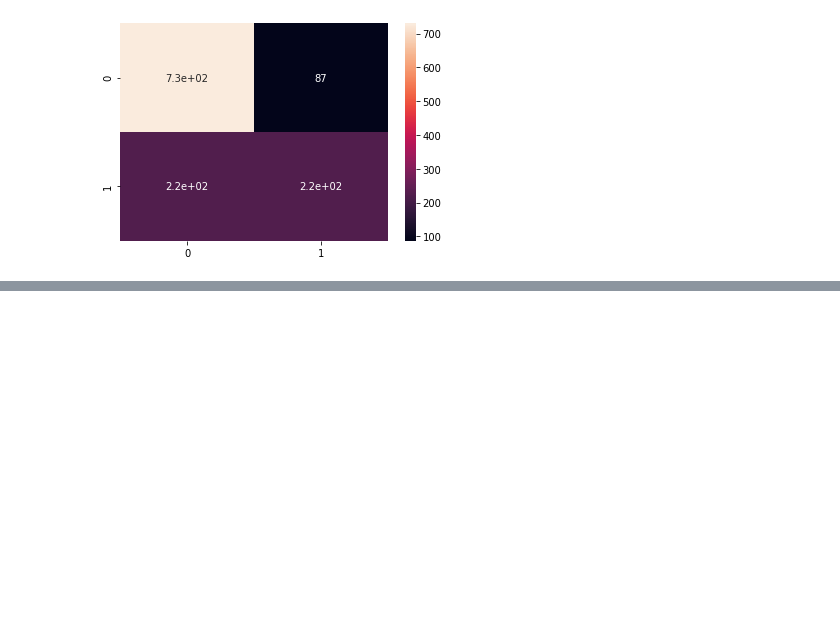
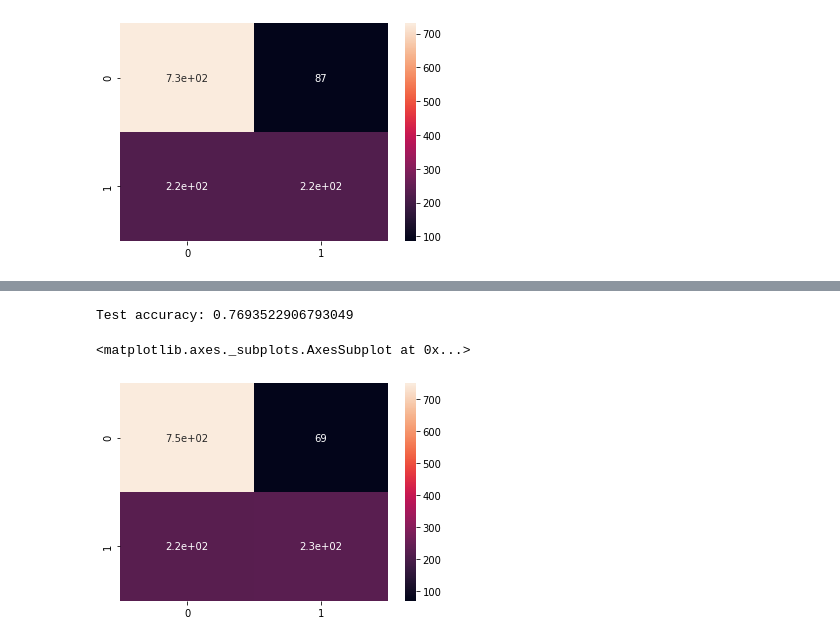
Before and after one commit to sshetkar3858/EE461P_Final_Project_Fake_News_Classifier, a Jupyter notebook: liar/catboost_exploration.ipynb, the cells around one changed output, grey strips where cells are left out. Saved outputs shown, nothing was run; the diff lists cells and outputs as text; code cells hidden in the pictures; blank space fills up the shorter version.

```diff
--- a/liar/catboost_exploration.ipynb
+++ b/liar/catboost_exploration.ipynb
@@ -1725,3 +1879,13 @@ Test accuracy: 0.7543443917851501
+# %%
+final_preds = create_weighted_average(0.5, 1, y_preds_prob_1, y_preds_prob_2)
+test_acc_score = accuracy_score(y_test, final_preds)
+print(f'Test accuracy: {test_acc_score}')
+mat = confusion_matrix(y_test, final_preds)
+sns.heatmap(mat, annot=True)
+# %% [output]
+Test accuracy: 0.7693522906793049
+<matplotlib.axes._subplots.AxesSubplot at 0x...>
+[figure, added]
 # %%
 final_preds = create_weighted_average(0.1, 1, y_preds_prob_1, y_preds_prob_2) # w1 is ratio of accuracies of the two models
 test_acc_score = accuracy_score(y_test, final_preds)
```
Also changed, not shown: parts of 26 cells of this notebook.
